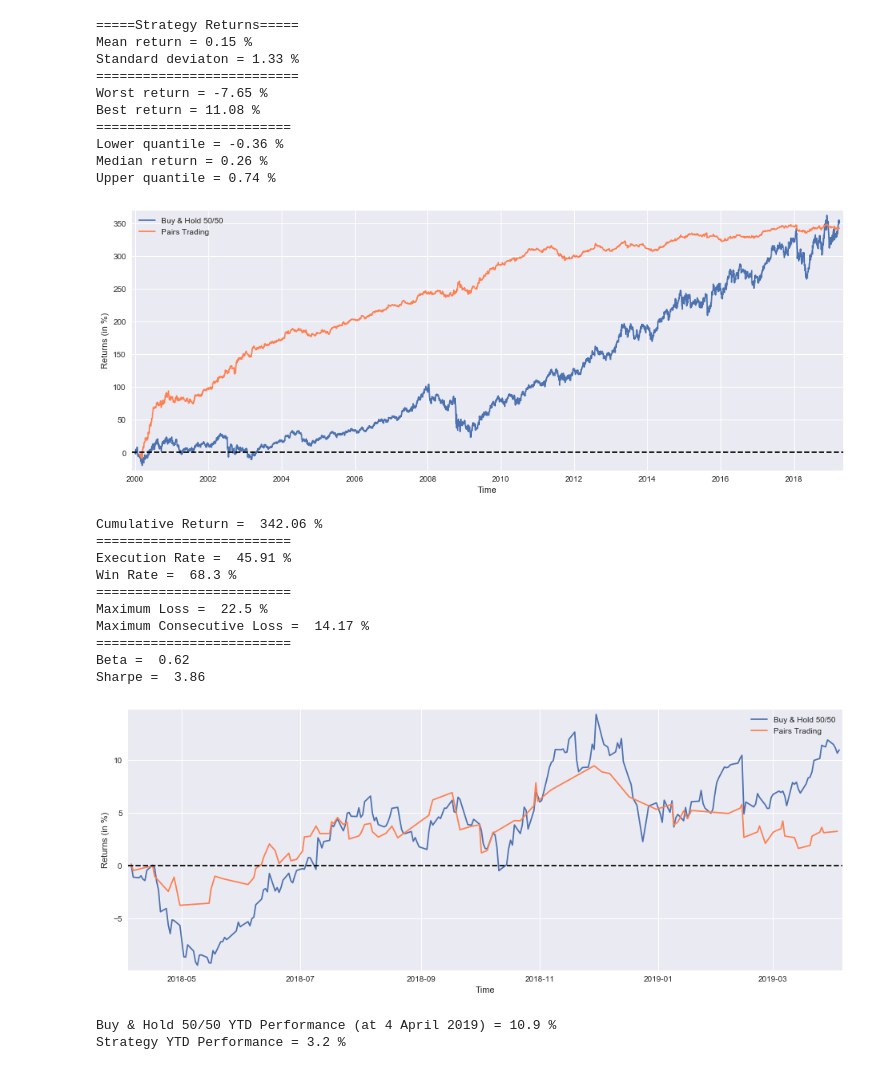
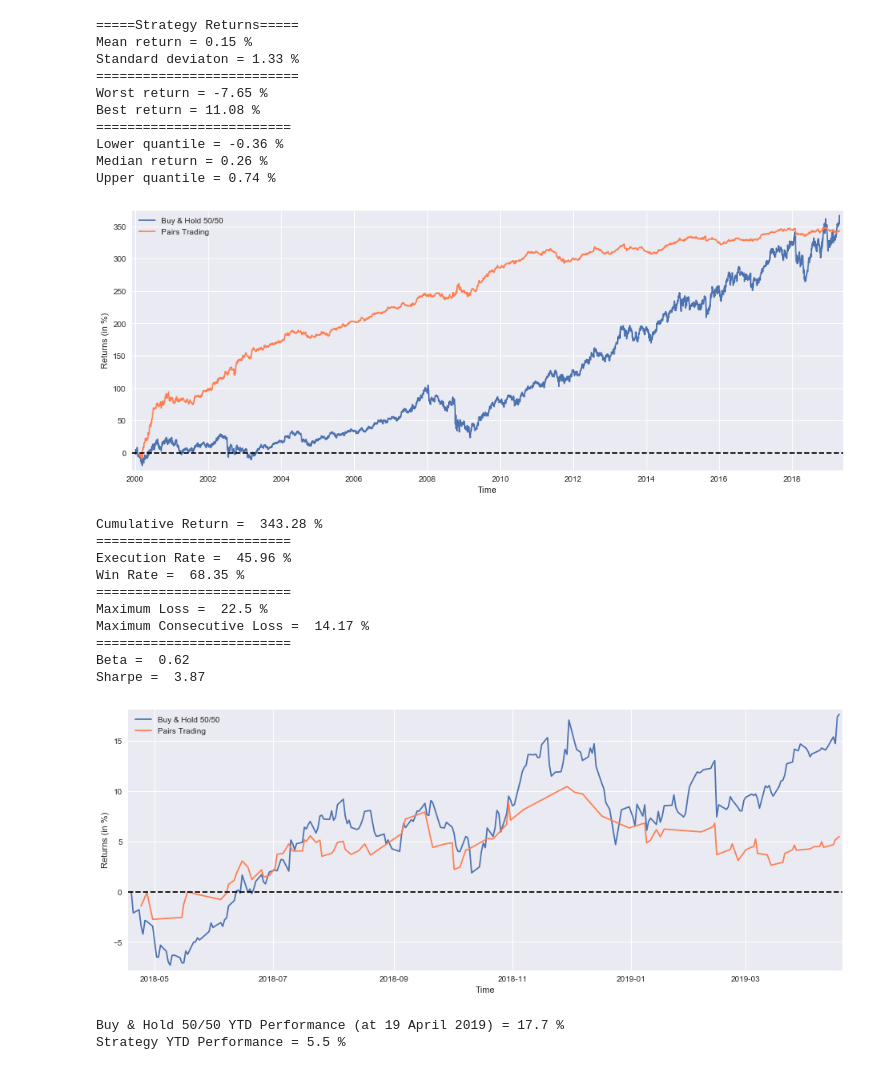
Before and after one commit to LongOnly/Quantitative-Notebooks, a Jupyter notebook: PairsTrading.ipynb, the cells around one changed output. Drawn from its saved outputs; the diff is of its cells as text; code cells hidden in the pictures.

Commit message:
Updating market data

```diff
--- a/PairsTrading.ipynb
+++ b/PairsTrading.ipynb
@@ -54,7 +54,7 @@ tickers = ['PEP','KO']
 data = None
 while data is None:
     try:
-        data = getdata(tickers,'946684800','1554400000','1d')
+        data = getdata(tickers,'946685000','1555715000','1d')
     except:
          pass
 
@@ -210,33 +210,33 @@ print("=========================")
 print("Beta = ",beta)
 print("Sharpe = ",sharpe)
 # %% [output]
-[figure, old version]
+[figure, new version]
-Cumulative Return =  342.06 %
+Cumulative Return =  343.28 %
 =========================
-Execution Rate =  45.91 %
-Win Rate =  68.3 %
+Execution Rate =  45.96 %
+Win Rate =  68.35 %
 =========================
 Maximum Loss =  22.5 %
 Maximum Consecutive Loss =  14.17 %
 =========================
 Beta =  0.62
-Sharpe =  3.86
+Sharpe =  3.87
 # %%
 BuyHoldBothYTD = (((PEP['Adj Close'][-252:]/float(PEP['Adj Close'][-252])-1)+(KO['Adj Close'][-252:]/float(KO['Adj Close'][-252])-1))/2).fillna(method='ffill')
-StrategyYTD = returns[-95:].cumsum()
+StrategyYTD = returns[-97:].cumsum()
 
 plt.figure(figsize=(16,6))
 plt.plot(BuyHoldBothYTD*100, label='Buy & Hold 50/50')
 plt.plot(StrategyYTD*100, label='Pairs Trading', color='coral')
 plt.xlabel('Time')
 plt.ylabel('Returns (in %)')
 plt.margins(x=0.005,y=0.02)
 plt.axhline(y=0, xmin=0, xmax=1, linestyle='--', color='k')
 plt.legend()
 plt.show()
-print('Buy & Hold 50/50 YTD Performance (at 4 April 2019) =',round(float(BuyHoldBothYTD[-1:]*100),1),'%')
+print('Buy & Hold 50/50 YTD Performance (at 19 April 2019) =',round(float(BuyHoldBothYTD[-1:]*100),1),'%')
 print('Strategy YTD Performance =',round(float(StrategyYTD[-1:]*100),1),'%')
 # %% [output]
-[figure, old version]
+[figure, new version]
-Buy & Hold 50/50 YTD Performance (at 4 April 2019) = 10.9 %
-Strategy YTD Performance = 3.2 %
+Buy & Hold 50/50 YTD Performance (at 19 April 2019) = 17.7 %
+Strategy YTD Performance = 5.5 %
```
Also changed, not shown: parts of 1 cell of this notebook, 3 other files.
